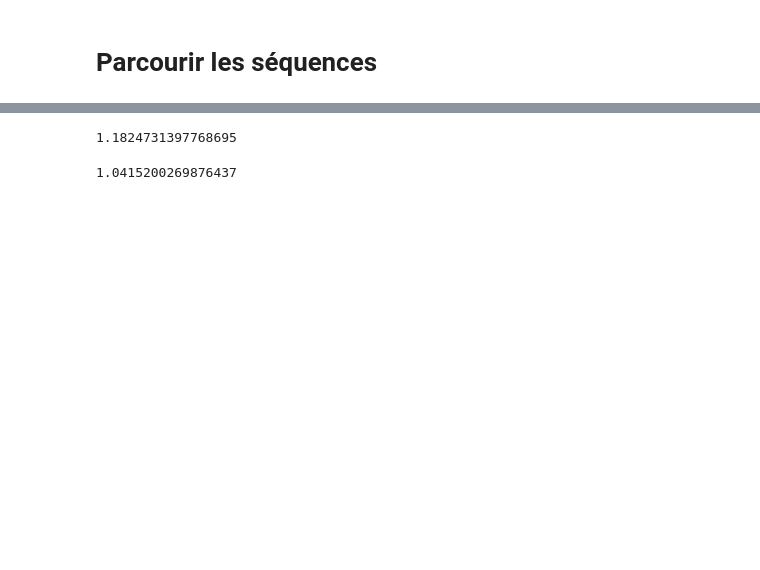
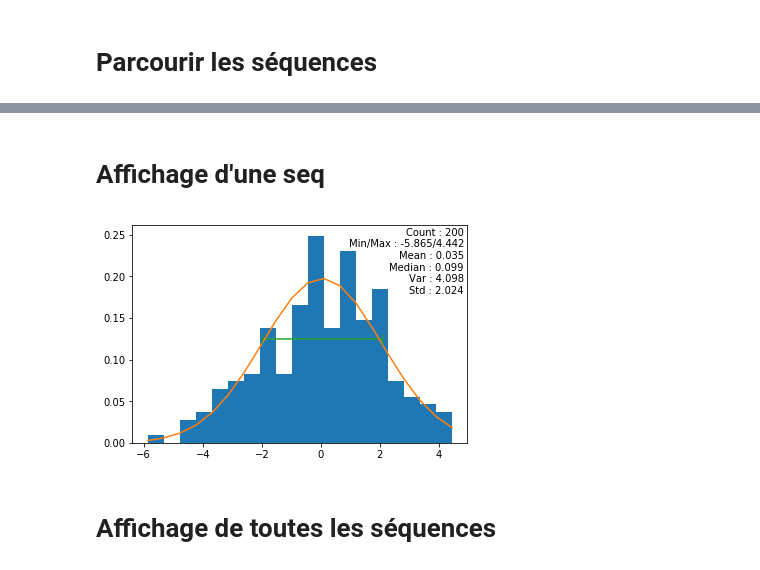
Before and after one commit to mocquin/noise3d, a Jupyter notebook: working_display_seq.ipynb, the cells around one changed output, grey strips where cells are left out. Saved outputs shown, nothing was run; the diff lists cells and outputs as text; code cells hidden in the pictures; blank space fills up the shorter version.

```diff
--- a/working_display_seq.ipynb
+++ b/working_display_seq.ipynb
@@ -207,8 +106,2 @@ s, t, c, v, g, h, j = a
-# %%
-s
-# %% [output]
-1.1824731397768695
-# %%
-t
-# %% [output]
-1.0415200269876437
+# %% [markdown]
+# Affichage d'une seq
@@ -214,0 +121,13 @@ t
+# %%
+mu = 0
+sigma = 2
+
+fig= plt.subplot()
+ax = plt.gca()
+seq = genseq.genseq_v(200, 200, 200, mu, sigma)
+seq = noise3d.opr.dt(noise3d.opr.dh(seq))
+ax = disp.histo_seq(ax, seq, fit=True, stats_on=True, stats_print=False, print_CI=False, nbin=20, density=True)
+# %% [output]
+[figure, added]
+# %% [markdown]
+# Affichage de toutes les séquences
```
Also changed, not shown: parts of 17 cells of this notebook, 9 other files.
